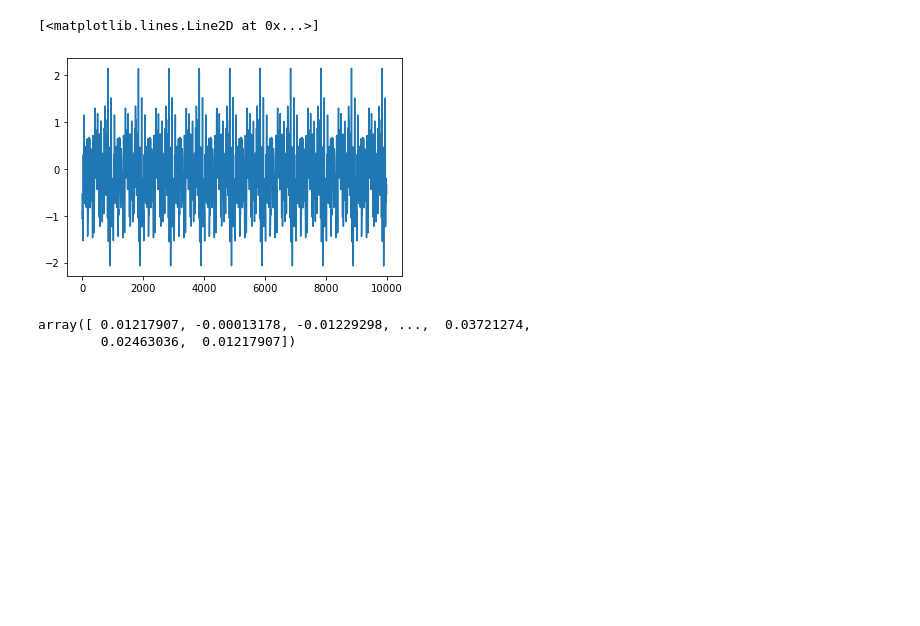
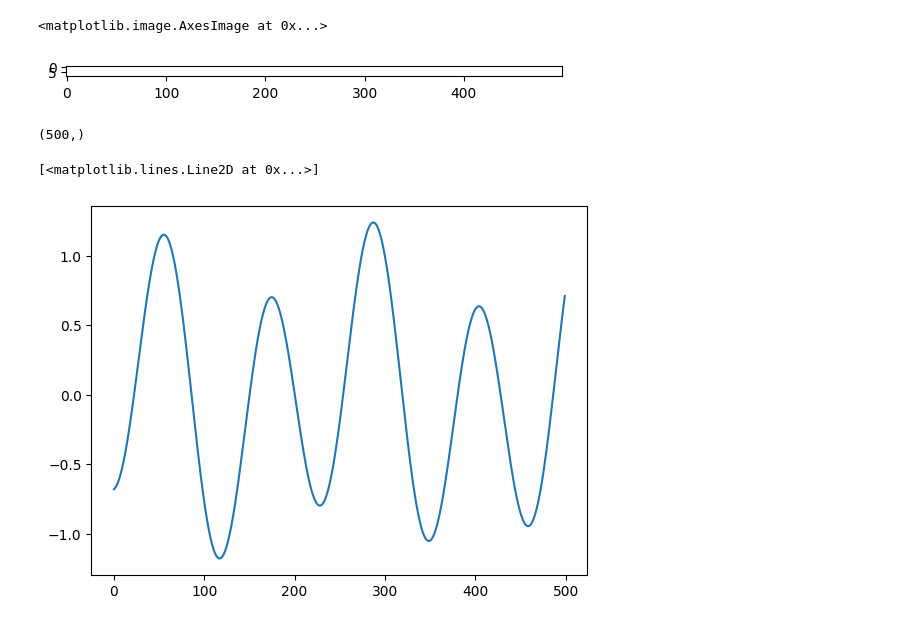
Before and after one commit to nsong03/Ultracold-Research, a Jupyter notebook: TweezerOptimization/aod_phase_opt.ipynb, the cells around one changed output. Drawn from its saved outputs; the diff is of its cells as text; code cells hidden in the pictures; blank space fills up the shorter version.

```diff
--- a/TweezerOptimization/aod_phase_opt.ipynb
+++ b/TweezerOptimization/aod_phase_opt.ipynb
@@ -96,0 +42,20 @@ waveform_numpy = cp.asnumpy(waveform)
+# %%
+import cupy as cp
+import numpy as np
+
+# Number of points in awgspace
+numcycles = 30 # Number of cycles in the waveform
+aodaperture = 2e-3 # Aperture size of the AOD
+soundvelocity = 5.9e3   # Sound velocity in the medium
+cycletime = aodaperture / soundvelocity  # Time for one cycle of the waveform
+totalsimulationtime = numcycles * cycletime   # Total simulation time
+print("Total simulation time in nanoseconds: ", totalsimulationtime*1e9)
+print("Cycletime in nanoseconds: ", cycletime * 1e9)
+
+aodresolution = 500
+aodpixelpitch = aodaperture / aodresolution
+print("Aod pixel pitch in microns: ", aodpixelpitch*1e6)
+simulationspace = numcycles  * aodresolution
+
+
+awgspace = cp.linspace(0, 10, simulationspace)  # Discretized space for the waveform
@@ -97,10 +202,14 @@ waveform_numpy = cp.asnumpy(waveform)
+# %%
+plt.imshow(snapshots.get())
+# %% [output]
+<matplotlib.image.AxesImage at 0x...>
+[figure, added]
+# %%
+cp.shape(testsnapshot)
+# %% [output]
+(500,)
 # %%
-plt.plot(waveform_numpy)
+plt.plot(testsnapshot.get())
 # %% [output]
 [<matplotlib.lines.Line2D at 0x...>]
-[figure, old version]
+[figure, new version]
-# %%
-waveform_numpy
-# %% [output]
-array([ 0.01217907, -0.00013178, -0.01229298, ...,  0.03721274,
-        0.02463036,  0.01217907])
```
Also changed, not shown: parts of 3 cells of this notebook.
